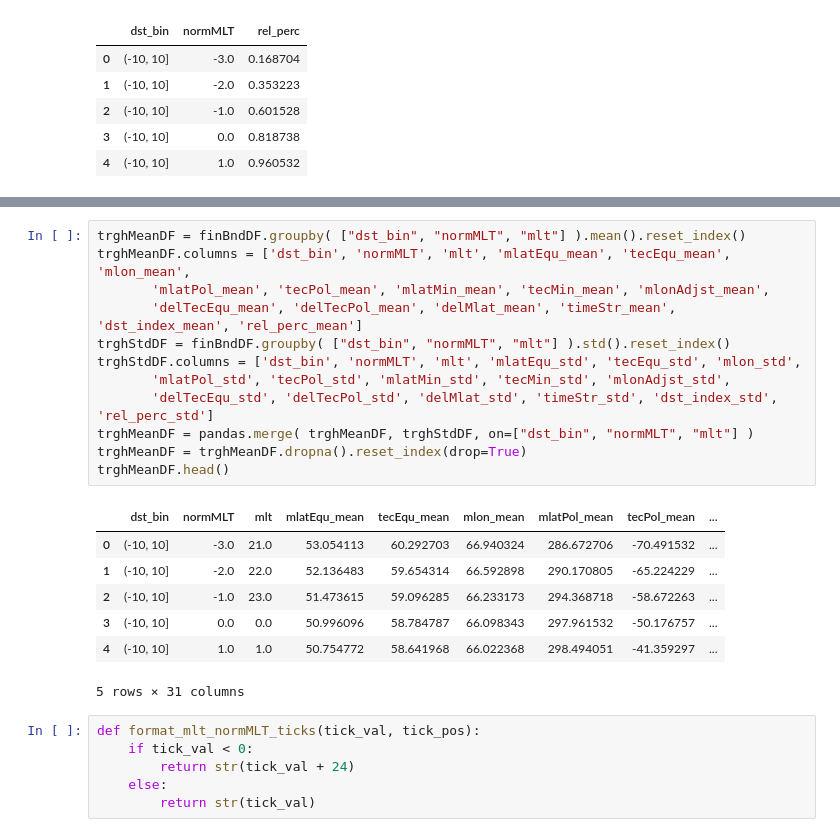
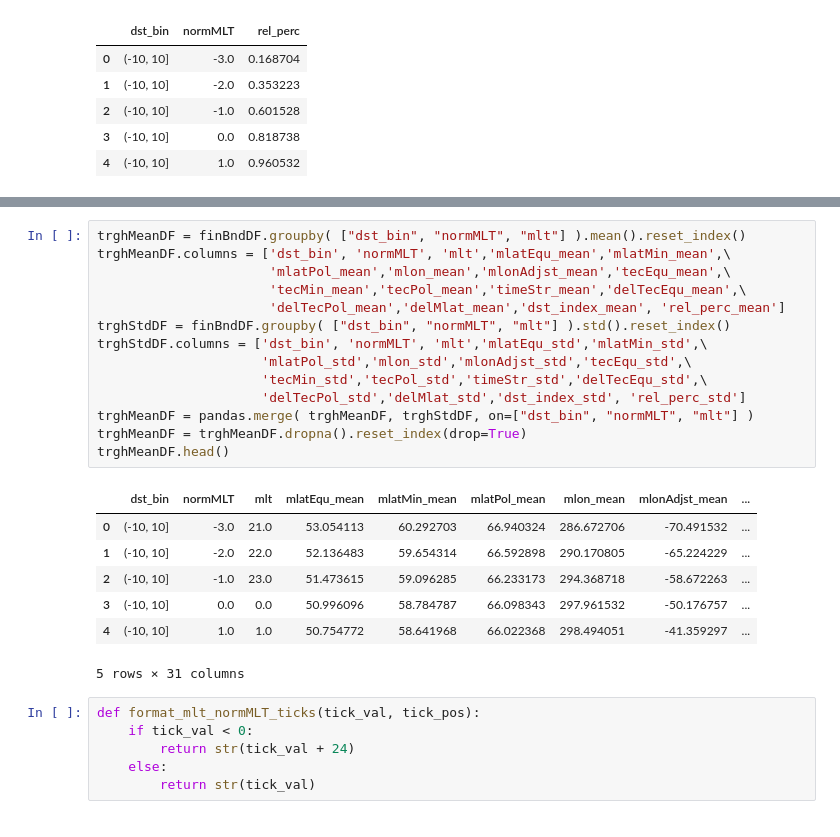
Before and after one commit to bharatreddy/sapstec, a Jupyter notebook: ipy/full_gmag.ipynb, the cells around one changed output, grey strips where cells are left out. Saved outputs shown, nothing was run; the diff lists cells and outputs as text.

```diff
--- a/ipy/full_gmag.ipynb
+++ b/ipy/full_gmag.ipynb
@@ -48,17 +57,19 @@ finBndDF = pandas.merge( finBndDF, cntNMltDstPnts, on=["dst_bin", "normMLT"], ho
 # %%
 trghMeanDF = finBndDF.groupby( ["dst_bin", "normMLT", "mlt"] ).mean().reset_index()
-trghMeanDF.columns = ['dst_bin', 'normMLT', 'mlt', 'mlatEqu_mean', 'tecEqu_mean', 'mlon_mean',
-       'mlatPol_mean', 'tecPol_mean', 'mlatMin_mean', 'tecMin_mean', 'mlonAdjst_mean',
-       'delTecEqu_mean', 'delTecPol_mean', 'delMlat_mean', 'timeStr_mean', 'dst_index_mean', 'rel_perc_mean']
+trghMeanDF.columns = ['dst_bin', 'normMLT', 'mlt','mlatEqu_mean','mlatMin_mean',\
+                      'mlatPol_mean','mlon_mean','mlonAdjst_mean','tecEqu_mean',\
+                      'tecMin_mean','tecPol_mean','timeStr_mean','delTecEqu_mean',\
+                      'delTecPol_mean','delMlat_mean','dst_index_mean', 'rel_perc_mean']
 trghStdDF = finBndDF.groupby( ["dst_bin", "normMLT", "mlt"] ).std().reset_index()
-trghStdDF.columns = ['dst_bin', 'normMLT', 'mlt', 'mlatEqu_std', 'tecEqu_std', 'mlon_std',
-       'mlatPol_std', 'tecPol_std', 'mlatMin_std', 'tecMin_std', 'mlonAdjst_std',
-       'delTecEqu_std', 'delTecPol_std', 'delMlat_std', 'timeStr_std', 'dst_index_std', 'rel_perc_std']
+trghStdDF.columns = ['dst_bin', 'normMLT', 'mlt','mlatEqu_std','mlatMin_std',\
+                     'mlatPol_std','mlon_std','mlonAdjst_std','tecEqu_std',\
+                     'tecMin_std','tecPol_std','timeStr_std','delTecEqu_std',\
+                     'delTecPol_std','delMlat_std','dst_index_std', 'rel_perc_std']
 trghMeanDF = pandas.merge( trghMeanDF, trghStdDF, on=["dst_bin", "normMLT", "mlt"] )
 trghMeanDF = trghMeanDF.dropna().reset_index(drop=True)
 trghMeanDF.head()
 # %% [output]
-|  | dst_bin | normMLT | mlt | mlatEqu_mean | tecEqu_mean | mlon_mean | mlatPol_mean | tecPol_mean | ... |
+|  | dst_bin | normMLT | mlt | mlatEqu_mean | mlatMin_mean | mlatPol_mean | mlon_mean | mlonAdjst_mean | ... |
 | 0 | (-10, 10] | -3.0 | 21.0 | 53.054113 | 60.292703 | 66.940324 | 286.672706 | -70.491532 | ... |
 | 1 | (-10, 10] | -2.0 | 22.0 | 52.136483 | 59.654314 | 66.592898 | 290.170805 | -65.224229 | ... |
 | 2 | (-10, 10] | -1.0 | 23.0 | 51.473615 | 59.096285 | 66.233173 | 294.368718 | -58.672263 | ... |
```
Also changed, not shown: parts of 7 cells of this notebook, 23 other files.
